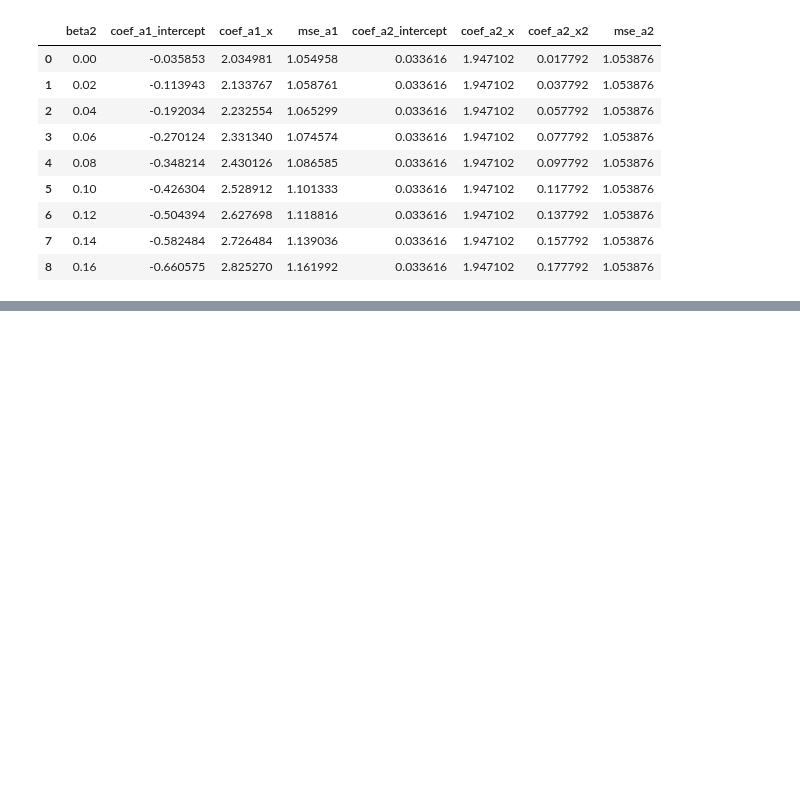
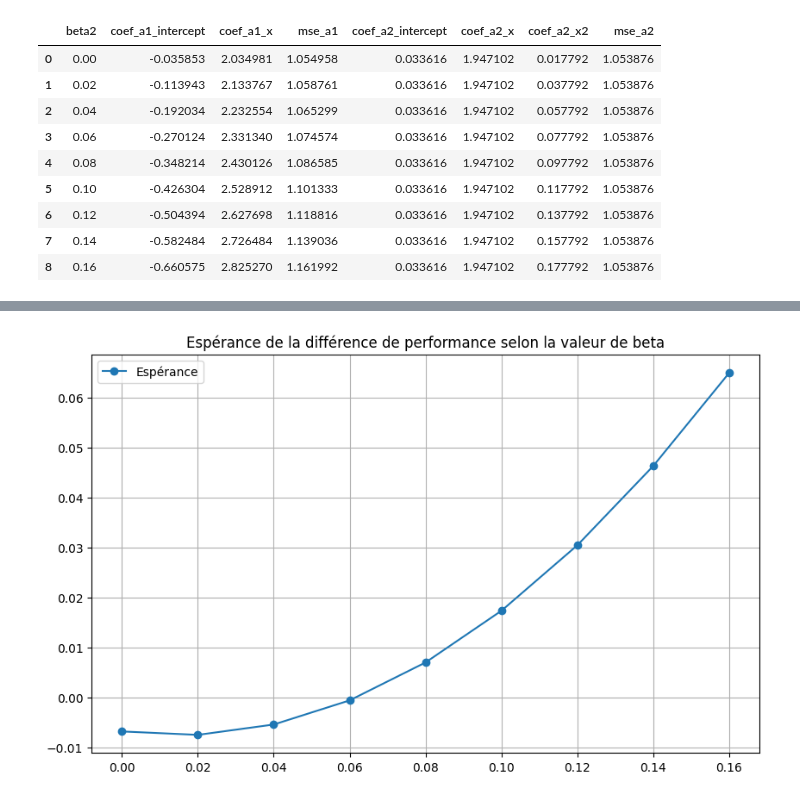
Before and after one commit to AntoineGilsonGH/The-Design-and-Analysis-of-Benchmark-Experiments, a Jupyter notebook: Implementation.ipynb, the cells around one changed output, grey strips where cells are left out. Drawn from its saved outputs; the diff is of its cells as text; code cells hidden in the pictures; blank space fills up the shorter version.

```diff
--- a/Implementation.ipynb
+++ b/Implementation.ipynb
@@ -137,3 +154,12 @@ plt.show()
+# %%
+plt.figure(figsize=(10, 6))
+plt.plot(beta2_values, esperances, label='Espérance', marker='o')
+plt.title('Espérance de la différence de performance selon la valeur de beta')
+plt.legend()
+plt.grid(True)
+plt.show()
+# %% [output]
+[figure, added]
 # %%
 plt.figure(figsize=(10, 6))
 plt.plot(beta2_values, test_statistics, label='T-stats Hyp nulle', marker='o')
```
Also changed, not shown: parts of 9 cells of this notebook.
